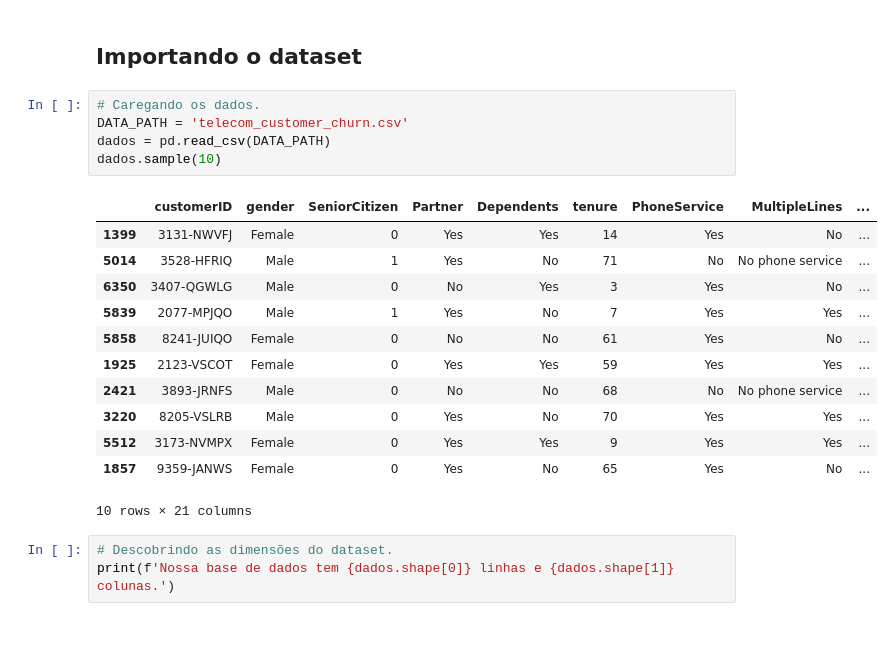
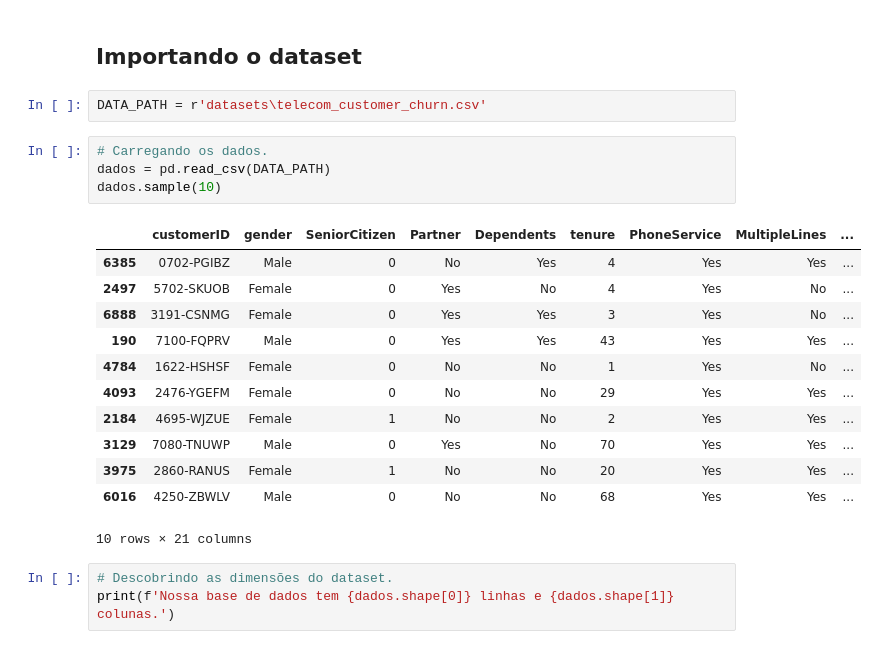
Before and after one commit to alexcamargos/DataScienceBootcampIGTI, a Jupyter notebook: Modulo_1/teste_hipoteses_python.ipynb, the cells around one changed output. Saved outputs shown, nothing was run; the diff lists cells and outputs as text.

Commit message:
refactoring Datasets do Modulo 1 movidos para uma pasta específica.

```diff
--- a/Modulo_1/teste_hipoteses_python.ipynb
+++ b/Modulo_1/teste_hipoteses_python.ipynb
@@ -83,23 +83,24 @@ sns.set_theme(style='whitegrid', context='notebook')
 sns.set(rc={'figure.figsize': (12, 6)})
 # %% [markdown]
 ## Importando o dataset
+# %%
+DATA_PATH = r'datasets\telecom_customer_churn.csv'
 # %%
-# Caregando os dados.
-DATA_PATH = 'telecom_customer_churn.csv'
+# Carregando os dados.
 dados = pd.read_csv(DATA_PATH)
 dados.sample(10)
 # %% [output]
 |  | customerID | gender | SeniorCitizen | Partner | Dependents | tenure | PhoneService | MultipleLines | ... |
-| 1399 | 3131-NWVFJ | Female | 0 | Yes | Yes | 14 | Yes | No | ... |
-| 5014 | 3528-HFRIQ | Male | 1 | Yes | No | 71 | No | No phone service | ... |
-| 6350 | 3407-QGWLG | Male | 0 | No | Yes | 3 | Yes | No | ... |
-| 5839 | 2077-MPJQO | Male | 1 | Yes | No | 7 | Yes | Yes | ... |
-| 5858 | 8241-JUIQO | Female | 0 | No | No | 61 | Yes | No | ... |
-| 1925 | 2123-VSCOT | Female | 0 | Yes | Yes | 59 | Yes | Yes | ... |
-| 2421 | 3893-JRNFS | Male | 0 | No | No | 68 | No | No phone service | ... |
-| 3220 | 8205-VSLRB | Male | 0 | Yes | No | 70 | Yes | Yes | ... |
-| 5512 | 3173-NVMPX | Female | 0 | Yes | Yes | 9 | Yes | Yes | ... |
-| 1857 | 9359-JANWS | Female | 0 | Yes | No | 65 | Yes | No | ... |
+| 6385 | 0702-PGIBZ | Male | 0 | No | Yes | 4 | Yes | Yes | ... |
+| 2497 | 5702-SKUOB | Female | 0 | Yes | No | 4 | Yes | No | ... |
+| 6888 | 3191-CSNMG | Female | 0 | Yes | Yes | 3 | Yes | No | ... |
+| 190 | 7100-FQPRV | Male | 0 | Yes | Yes | 43 | Yes | Yes | ... |
+| 4784 | 1622-HSHSF | Female | 0 | No | No | 1 | Yes | No | ... |
+| 4093 | 2476-YGEFM | Female | 0 | No | No | 29 | Yes | Yes | ... |
+| 2184 | 4695-WJZUE | Female | 1 | No | No | 2 | Yes | Yes | ... |
+| 3129 | 7080-TNUWP | Male | 0 | Yes | No | 70 | Yes | Yes | ... |
+| 3975 | 2860-RANUS | Female | 1 | No | No | 20 | Yes | Yes | ... |
+| 6016 | 4250-ZBWLV | Male | 0 | No | No | 68 | Yes | Yes | ... |
 10 rows × 21 columns
 # %%
 # Descobrindo as dimensões do dataset.
```
Also changed, not shown: parts of 17 cells of this notebook, 2 other files.
